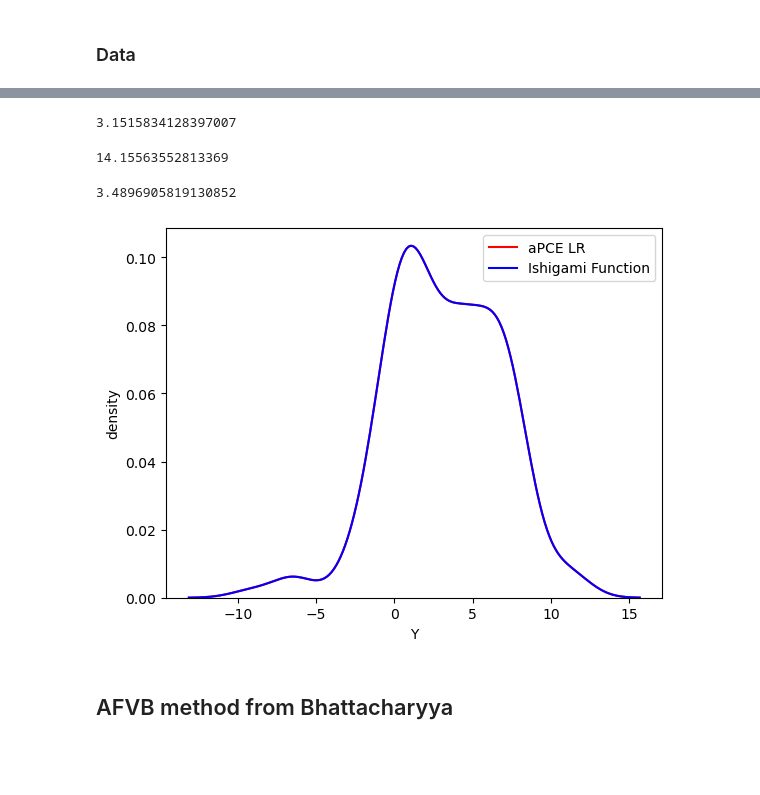
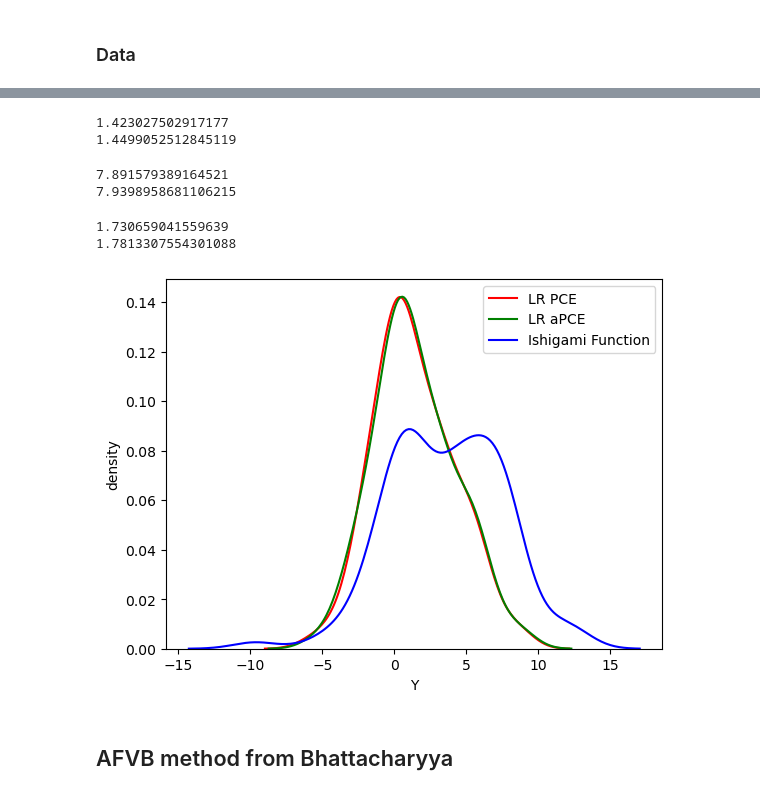
Before and after one commit to IsabelCoronaGuevara/CUDenver-Thesis, a Jupyter notebook: aPCE_PCE_Toy_Examples.ipynb, the cells around one changed output, grey strips where cells are left out. Drawn from its saved outputs; the diff is of its cells as text; code cells hidden in the pictures; blank space fills up the shorter version.

```diff
--- a/aPCE_PCE_Toy_Examples.ipynb
+++ b/aPCE_PCE_Toy_Examples.ipynb
@@ -38,10 +25,10 @@ n = int(math.factorial(d + p)/(math.factorial(d)*math.factorial(p))) # n --> Num
 ### Data
 # %%
 #np.random.seed(100)
-#noise = np.random.normal(0, 0.01, (N, d))
+noise = np.random.normal(0, 0.01, (N, d))
 
-X = np.random.uniform(-np.pi,np.pi, size=(N, d))
-X_test = np.random.uniform(-np.pi,np.pi, size=(N_test, d))
+X = np.random.uniform(-np.pi, np.pi, size=(N, d)) + noise
+X_test = np.random.uniform(-np.pi, np.pi, size=(N_test, d))
 # %%
 def multivariate_pce_index(d, max_deg):
     """
@@ -62,9 +49,11 @@ def multivariate_pce_index(d, max_deg):
 # %%
 idx = multivariate_pce_index(d, p)
 # %%
+a = 7
+b = 0.1
 def Ishigami_Function(dat):
     Z = dat
-    return np.c_[np.sin(Z[:,0]) + 7*(np.sin(Z[:,1]))**2 + 0.1*Z[:,2]**4*np.sin(Z[:,0])]
+    return np.c_[np.sin(Z[:,0]) + a*(np.sin(Z[:,1]))**2 + b*(Z[:,2])**4*np.sin(Z[:,0])]
 # %%
 Y = Ishigami_Function(X)
 # %%
@@ -109,29 +99,40 @@ def basis_aPCE(Z, p):
 # %%
 ## Note: We need large value of N to get the right estimated variance for Y
-
-model = LinearRegression(fit_intercept = False).fit(basis_aPCE(X, p), Y)
+## fit_intercept = False if data is centered.
+## In our case, X~U(-pi, pi) has a mean of 0 and so it is centered
+LR_PCE = LinearRegression(fit_intercept = False).fit(basis_PCE(X, p), Y)
+LR_aPCE = LinearRegression(fit_intercept = False).fit(basis_aPCE(X, p), Y)
 # %%
-Y_LR = basis_aPCE(X_test,p)@model.coef_.transpose()
-np.mean(Y_LR)
+Y_LR_PCE = basis_PCE(X_test,p)@LR_PCE.coef_.transpose()
+Y_LR_aPCE = basis_aPCE(X_test,p)@LR_aPCE.coef_.transpose()
-# %% [output]
-3.1515834128397007
+# %%
+print(np.mean(Y_LR_PCE))
+print(np.mean(Y_LR_aPCE))
+# %% [output]
+1.423027502917177
+1.4499052512845119
 # %%
-np.sum((model.coef_[0][1:])**2)
+print(np.sum((LR_PCE.coef_[0][1:])**2))
+print(np.sum((LR_aPCE.coef_[0][1:])**2))
 # %% [output]
-14.15563552813369
+7.891579389164521
+7.9398958681106215
 # %%
-model.coef_[0][0]
+print(LR_PCE.coef_[0][0])
+print(LR_aPCE.coef_[0][0])
 # %% [output]
-3.4896905819130852
+1.730659041559639
+1.7813307554301088
 # %%
 #plt.rcParams['figure.figsize'] = (6, 6)
-sns.kdeplot(Y_LR.reshape(N_test), color = 'r', label='aPCE LR')
+sns.kdeplot(Y_LR_PCE.reshape(N_test), color = 'r', label='LR PCE')
+sns.kdeplot(Y_LR_aPCE.reshape(N_test), color = 'g', label='LR aPCE')
 sns.kdeplot(Ishigami_Function(X_test).reshape(N_test), color = 'b', label='Ishigami Function')
 plt.legend()
 plt.xlabel('Y')
 plt.ylabel('density');
 # %% [output]
-[figure, old version]
+[figure, new version]
 # %% [markdown]
 ## AFVB method from Bhattacharyya
 # %% [markdown]
```
Also changed, not shown: parts of 83 cells of this notebook.
